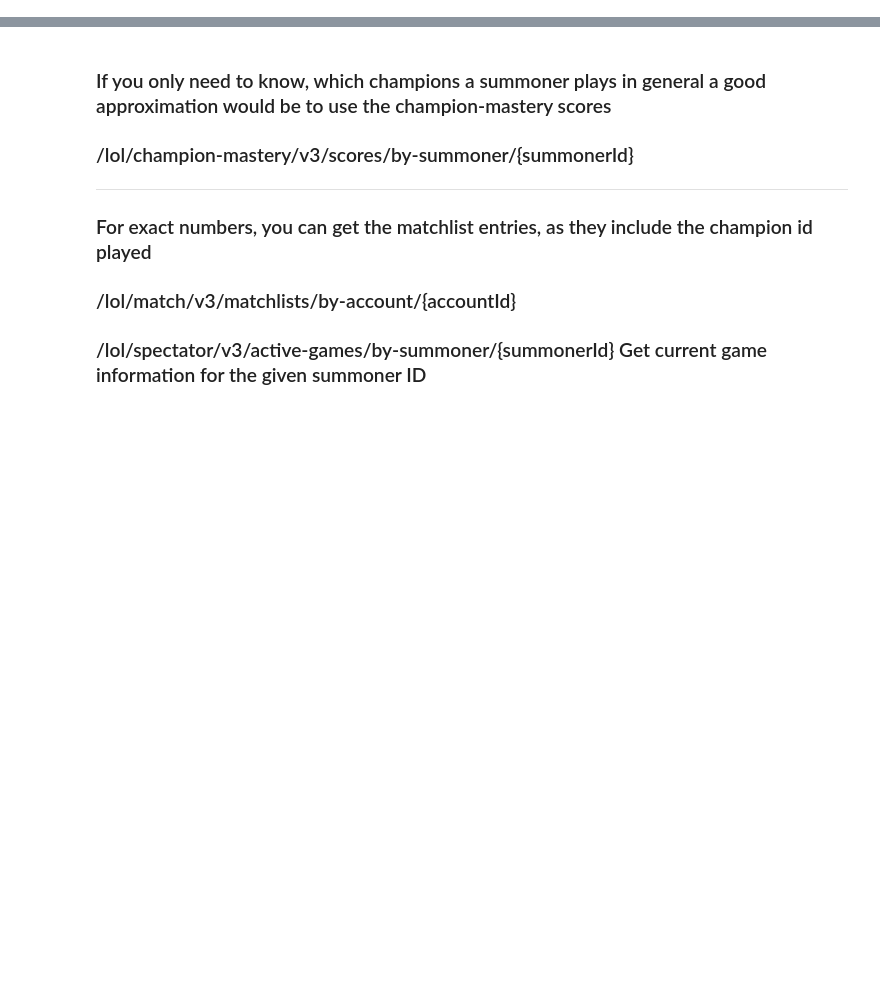
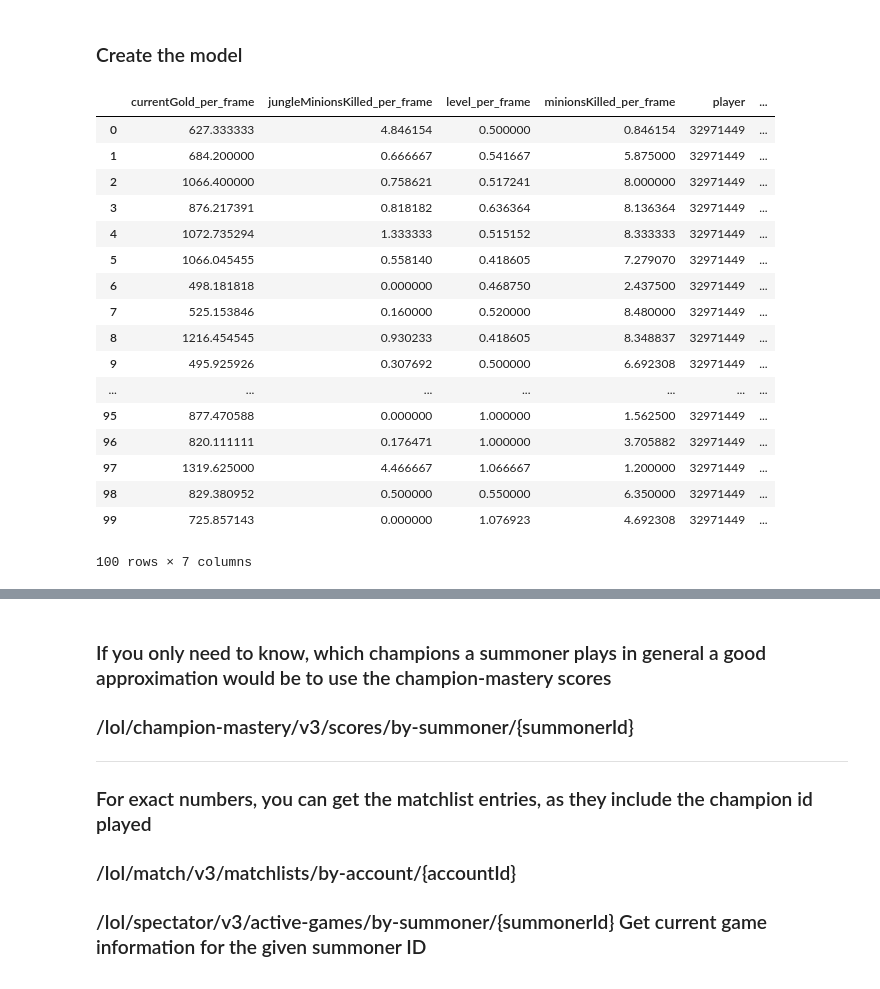
Before and after one commit to DevBrandon/Smurf-Finder, a Jupyter notebook: Smurf_Finder.ipynb, the cells around one changed output, grey strips where cells are left out. Drawn from its saved outputs; the diff is of its cells as text; code cells hidden in the pictures; blank space fills up the shorter version.

Commit message:
Updated Smurf Finder, added binary classification model

```diff
--- a/Smurf_Finder.ipynb
+++ b/Smurf_Finder.ipynb
@@ -99,2 +101,2 @@ def get_player(summonerName):
 # %%
-list = get_player("Doublelift")#2863522938
+list_of_matches, player = get_player("Doublelift")
@@ -121,0 +145,60 @@ for i in list:
+# %%
+# import pandas as pd
+import io
+
+# df = pd.read_csv(io.StringIO(uploaded['game1.csv'].decode('utf-8')))
+# df
+def collapse_into_df(list, player_id):
+  #collapse_df = pd.DataFrame(columns=['currentGold', 'jungleMinionsKilled', 'level', 'minionsKilled','position_x', 'position_y','totalGold', 'xp'])
+  #print(df.columns)
+  rows_list = []
+  for df in list:
+    #display(df.columns)
+    #Will need to add 'Unnamed: 0' to the column assigment below if reading from CSV
+    df.columns = ['currentGold', 'dominionScore', 'jungleMinionsKilled', 'level', 'minionsKilled', 'participantId','position_x', 'position_y', 'teamScore','totalGold', 'xp']
+    df = df[['currentGold', 'jungleMinionsKilled', 'level', 'minionsKilled','position_x', 'position_y','totalGold', 'xp']]
+    dict = {}
+    current_Gold_avg = 0
+    #Remember these are per frame
+    for k in df["currentGold"]:
+      current_Gold_avg += k/len(df.index)
+    dict['currentGold_per_frame'] = current_Gold_avg
+    dict['totalGold_per_frame'] = (df["currentGold"][len(df.index)-1])/(len(df.index)-1)
+    dict['jungleMinionsKilled_per_frame'] = (df["jungleMinionsKilled"][len(df.index)-1])/(len(df.index)-1)
+    dict['level_per_frame'] = (df["level"][len(df.index)-1])/(len(df.index)-1)
+    dict['minionsKilled_per_frame'] = (df["minionsKilled"][len(df.index)-1])/(len(df.index)-1)
+    #dict['position_x_per_frame'] = (df["position_x"][len(df.index)-1])/(len(df.index)-1)
+    #dict['position_y_per_frame'] = (df["position_y"][len(df.index)-1])/(len(df.index)-1)
+    dict['totalGold_per_frame'] = (df["totalGold"][len(df.index)-1])/(len(df.index)-1)
+    dict['xp_per_frame'] = (df["xp"][len(df.index)-1])/(len(df.index)-1)
+    dict['player'] = player_id
+    rows_list.append(dict)
+    #print(dict)
+  collapse_df = df = pd.DataFrame(rows_list)
+  return collapse_df
+# %% [markdown]
+### Create the model
+# %%
+#collapse_into_df([df])
+#display(player['accountId'])
+data = collapse_into_df(list_of_matches, player['accountId']) #The list of Doublelift's games and his account_id
+data
+# %% [output]
+|  | currentGold_per_frame | jungleMinionsKilled_per_frame | level_per_frame | minionsKilled_per_frame | player | ... |
+| 0 | 627.333333 | 4.846154 | 0.500000 | 0.846154 | 32971449 | ... |
+| 1 | 684.200000 | 0.666667 | 0.541667 | 5.875000 | 32971449 | ... |
+| 2 | 1066.400000 | 0.758621 | 0.517241 | 8.000000 | 32971449 | ... |
+| 3 | 876.217391 | 0.818182 | 0.636364 | 8.136364 | 32971449 | ... |
+| 4 | 1072.735294 | 1.333333 | 0.515152 | 8.333333 | 32971449 | ... |
+| 5 | 1066.045455 | 0.558140 | 0.418605 | 7.279070 | 32971449 | ... |
+| 6 | 498.181818 | 0.000000 | 0.468750 | 2.437500 | 32971449 | ... |
+| 7 | 525.153846 | 0.160000 | 0.520000 | 8.480000 | 32971449 | ... |
+| 8 | 1216.454545 | 0.930233 | 0.418605 | 8.348837 | 32971449 | ... |
+| 9 | 495.925926 | 0.307692 | 0.500000 | 6.692308 | 32971449 | ... |
+| ... | ... | ... | ... | ... | ... | ... |
+| 95 | 877.470588 | 0.000000 | 1.000000 | 1.562500 | 32971449 | ... |
+| 96 | 820.111111 | 0.176471 | 1.000000 | 3.705882 | 32971449 | ... |
+| 97 | 1319.625000 | 4.466667 | 1.066667 | 1.200000 | 32971449 | ... |
+| 98 | 829.380952 | 0.500000 | 0.550000 | 6.350000 | 32971449 | ... |
+| 99 | 725.857143 | 0.000000 | 1.076923 | 4.692308 | 32971449 | ... |
+100 rows × 7 columns
```
Also changed, not shown: parts of 19 cells of this notebook.
